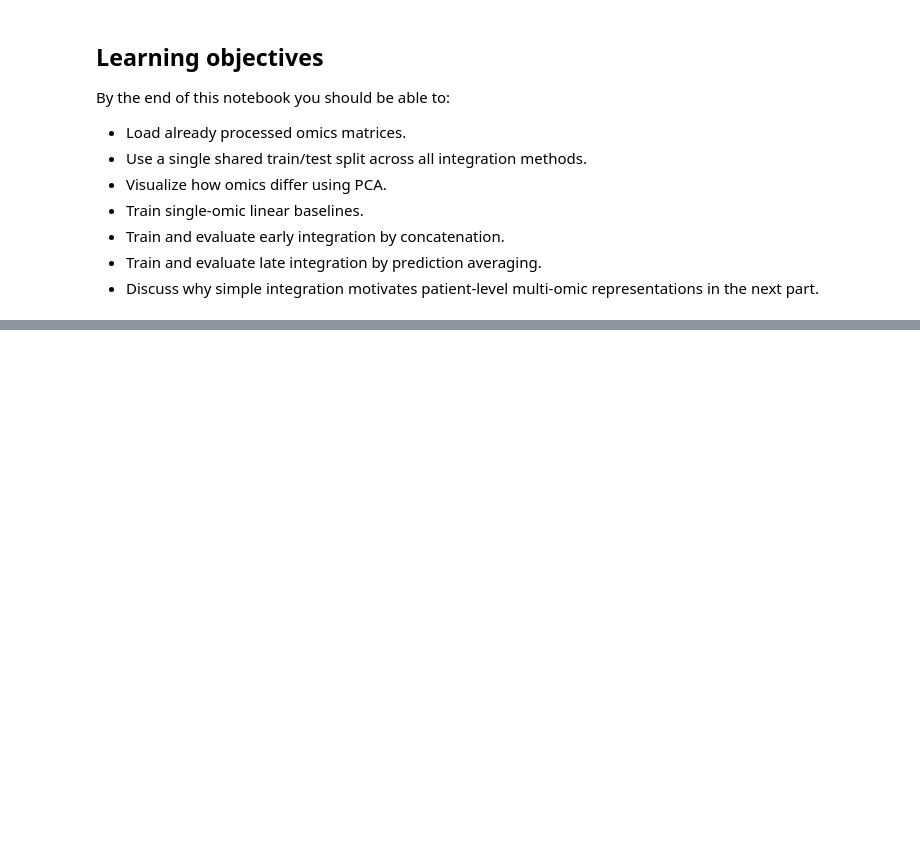
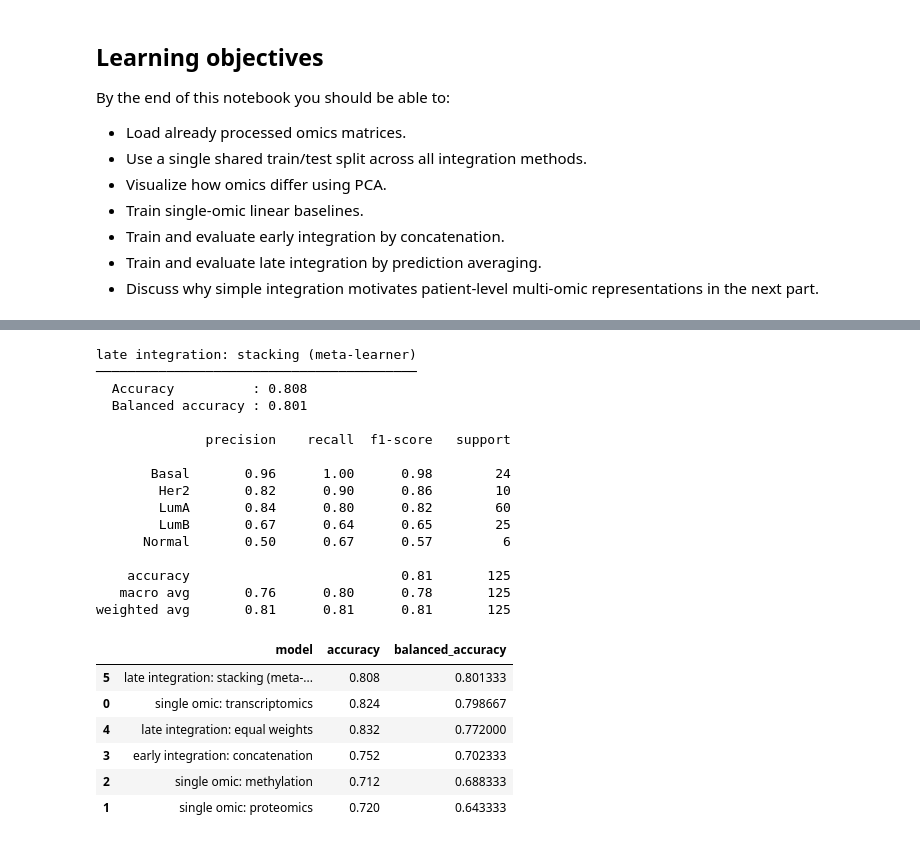
Before and after one commit to Barry8197/ECCB2026_TEST, a Jupyter notebook: sessions/session-2-multi-omics/part-1-linear-methods.ipynb, the cells around one changed output, grey strips where cells are left out. Cells and saved outputs as stored; diff of their text form; code cells hidden in the pictures; blank space fills up the shorter version.

```diff
--- a/sessions/session-2-multi-omics/part-1-linear-methods.ipynb
+++ b/sessions/session-2-multi-omics/part-1-linear-methods.ipynb
@@ -294,0 +640,60 @@ results_df
+# %%
+from sklearn.model_selection import cross_val_predict
+
+N_FOLDS = 5
+
+def out_of_fold_probabilities(model, X_train, y_train, class_names, n_folds=N_FOLDS):
+    """Cross-validated (leakage-free) train-set probabilities for meta-learner training."""
+    oof = cross_val_predict(
+        clone(model), X_train, y_train, cv=n_folds, method="predict_proba"
+    )
+    return pd.DataFrame(oof, index=X_train.index, columns=sorted(y_train.unique()))[class_names]
+
+meta_train_blocks = []
+for name, X in X_omics.items():
+    oof_proba = out_of_fold_probabilities(base_model, X.loc[train_ids], y[train_ids], class_names)
+    oof_proba.columns = [f"{name}::{c}" for c in oof_proba.columns]
+    meta_train_blocks.append(oof_proba)
+meta_X_train = pd.concat(meta_train_blocks, axis=1)
+
+meta_test_blocks = []
+for name in X_omics:
+    proba = single_omic_probabilities[name][class_names].copy()
+    proba.columns = [f"{name}::{c}" for c in class_names]
+    meta_test_blocks.append(proba)
+meta_X_test = pd.concat(meta_test_blocks, axis=1)
+
+meta_model = LogisticRegression(
+    l1_ratio=0, C=1.0, solver="lbfgs", class_weight="balanced",
+    max_iter=2000, random_state=RANDOM_STATE,
+)
+meta_model.fit(meta_X_train, y[train_ids])
+stacked_pred = pd.Series(meta_model.predict(meta_X_test), index=test_ids, name="prediction")
+
+results.append(evaluate_predictions(y[test_ids], stacked_pred, "late integration: stacking (meta-learner)"))
+results_df = pd.DataFrame(results).sort_values("balanced_accuracy", ascending=False)
+results_df
+# %% [output]
+late integration: stacking (meta-learner)
+─────────────────────────────────────────
+  Accuracy          : 0.808
+  Balanced accuracy : 0.801
+
+              precision    recall  f1-score   support
+
+       Basal       0.96      1.00      0.98        24
+        Her2       0.82      0.90      0.86        10
+        LumA       0.84      0.80      0.82        60
+        LumB       0.67      0.64      0.65        25
+      Normal       0.50      0.67      0.57         6
+
+    accuracy                           0.81       125
+   macro avg       0.76      0.80      0.78       125
+weighted avg       0.81      0.81      0.81       125
+|  | model | accuracy | balanced_accuracy |
+| 5 | late integration: stacking (meta-... | 0.808 | 0.801333 |
+| 0 | single omic: transcriptomics | 0.824 | 0.798667 |
+| 4 | late integration: equal weights | 0.832 | 0.772000 |
+| 3 | early integration: concatenation | 0.752 | 0.702333 |
+| 2 | single omic: methylation | 0.712 | 0.688333 |
+| 1 | single omic: proteomics | 0.720 | 0.643333 |
```
Also changed, not shown: parts of 54 cells of this notebook, 5 other files.
